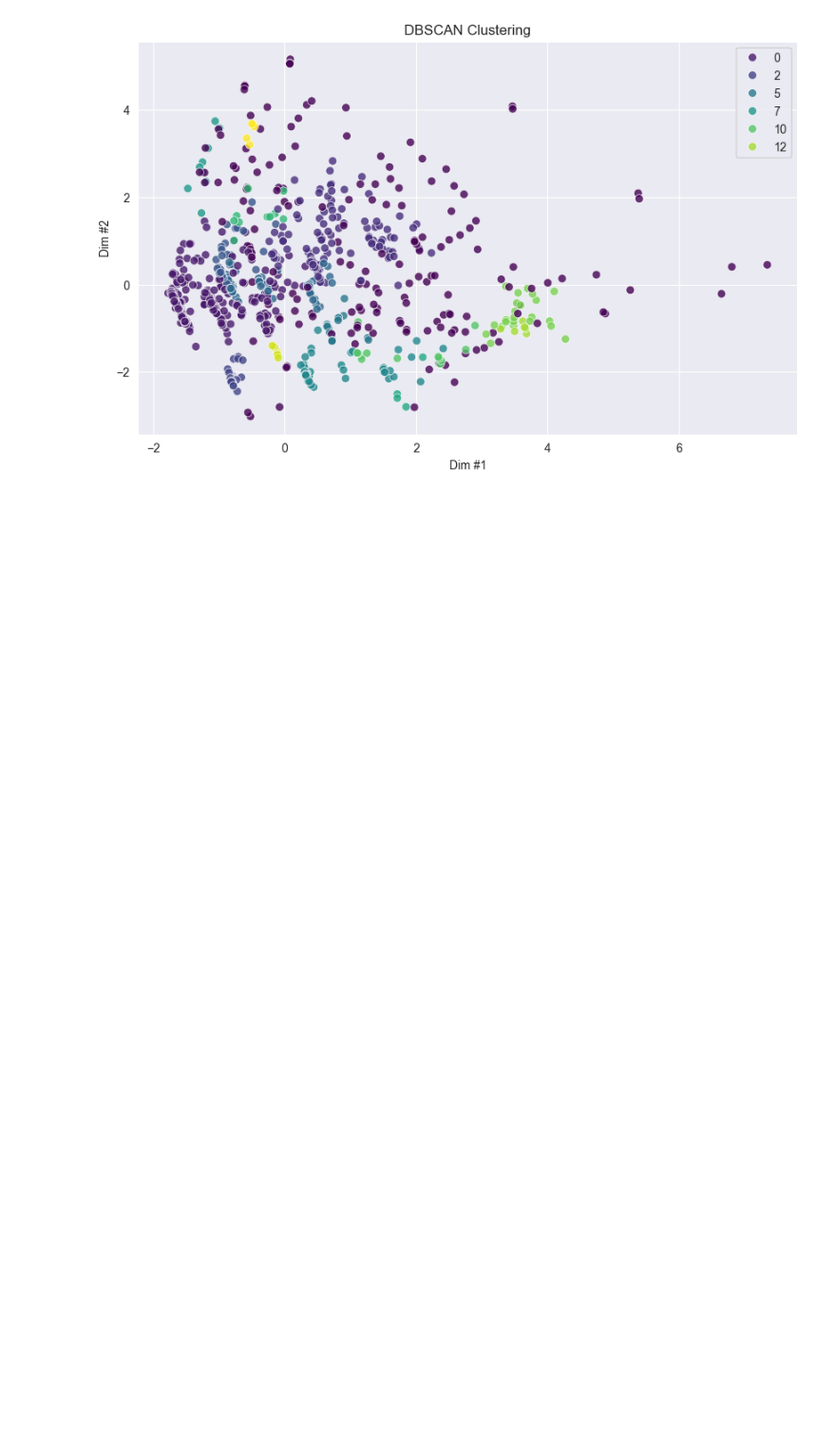
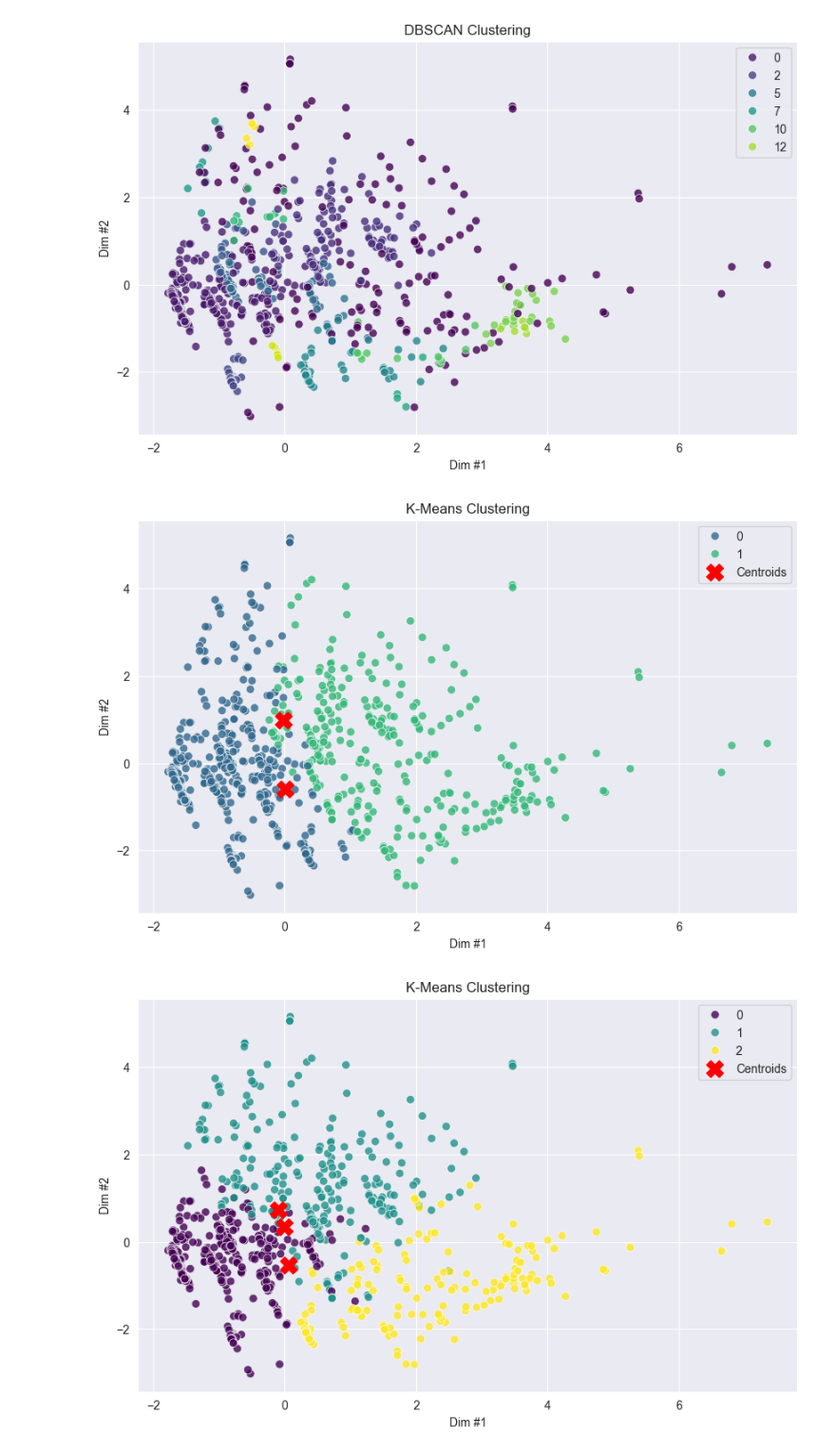
Before and after one commit to nikitahahua/machine-learning, a Jupyter notebook: lab3.ipynb, the cells around one changed output. Shown at 95% size. Cells and saved outputs as stored; diff of their text form; code cells hidden in the pictures; blank space fills up the shorter version.

```diff
--- a/lab3.ipynb
+++ b/lab3.ipynb
@@ -288,3 +288,12 @@ visualize_clustering(data_pca, dbscan_labels, "DBSCAN Clustering")
 [figure]
 [figure]
 [figure]
+# %%
+for i in range(2, 5):
+    kmeans = KMeans(n_clusters=i, random_state=42)
+    kmeans_labels = kmeans.fit_predict(data_scaled)
+    kmeans_centroids = kmeans.cluster_centers_
+    visualize_clustering(data_pca, kmeans_labels, "K-Means Clustering", centroids=kmeans_centroids)
+# %% [output]
+[figure, added]
+[figure, added]
```
Also changed, not shown: parts of 3 cells of this notebook.
